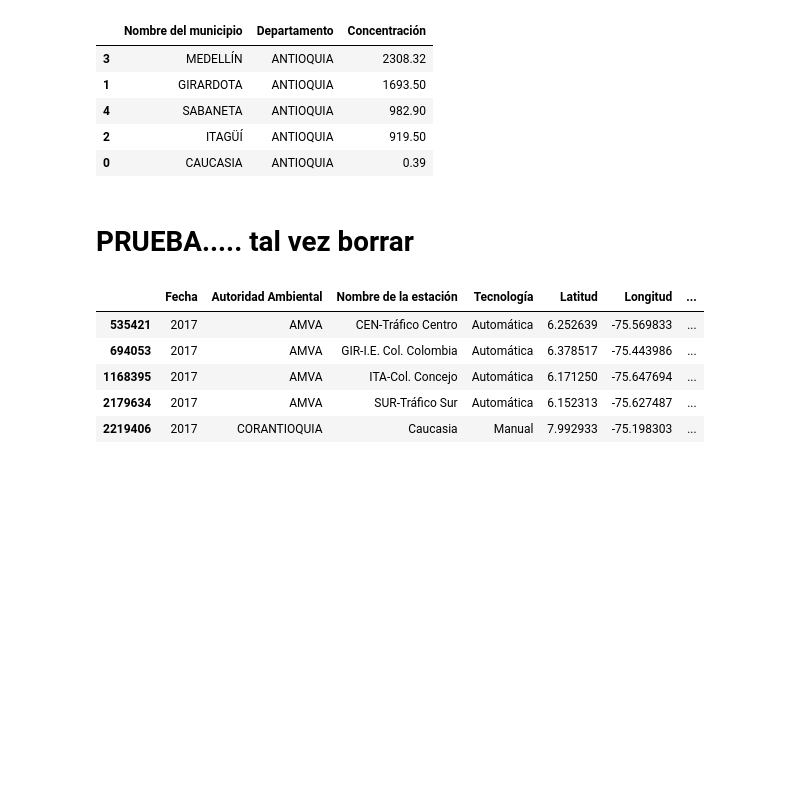
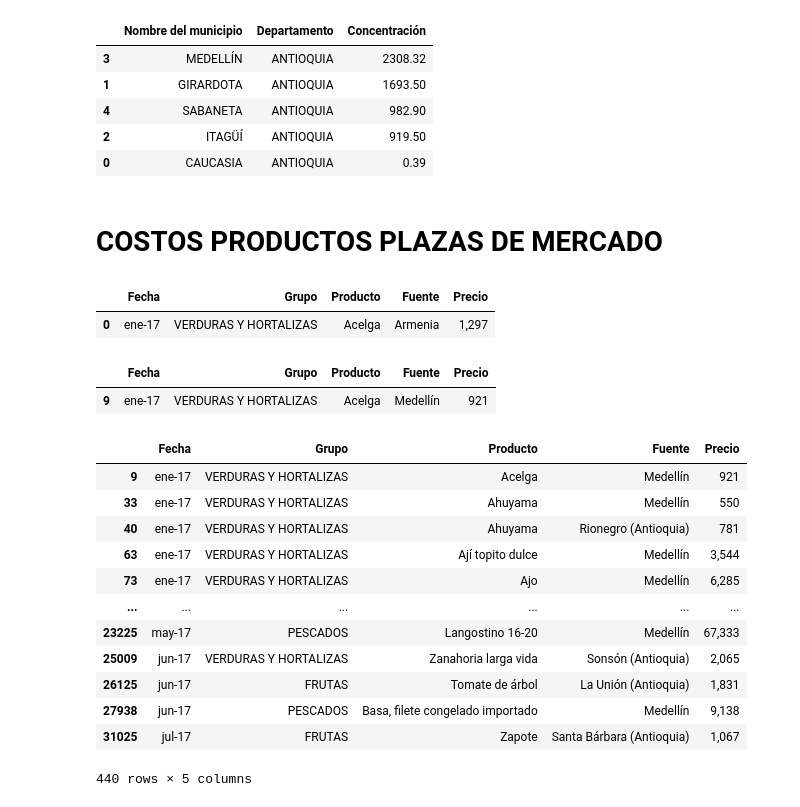
Before and after one commit to stijopa/Tesis, a Jupyter notebook: EDA_T_Sensores.ipynb, the cells around one changed output. Cells and saved outputs as stored; diff of their text form; code cells hidden in the pictures; blank space fills up the shorter version.

```diff
--- a/EDA_T_Sensores.ipynb
+++ b/EDA_T_Sensores.ipynb
@@ -461,17 +462,51 @@ df_Agrupado_Indicador_Order.head(10)
 | 4 | SABANETA | ANTIOQUIA | 982.90 |
 | 2 | ITAGÜÍ | ANTIOQUIA | 919.50 |
 | 0 | CAUCASIA | ANTIOQUIA | 0.39 |
-# %% [markdown]
-# PRUEBA..... tal vez borrar
-# %%
-df_Agrupado_Indicador = df_Calidad_Aire_indicador.groupby(['Nombre del municipio','Departamento'])
-#grupo_ordenado = df_Agrupado_Prod.sum(axis=1).sort_values(ascending=False)
-#df_Agrupado_Indicador_Order = df_Agrupado_Indicador.sort_values(by='Nombre del municipio', ascending=False)
-df_Agrupado_Indicador.head(1)
-# %% [output]
-|  | Fecha | Autoridad Ambiental | Nombre de la estación | Tecnología | Latitud | Longitud | ... |
-| 535421 | 2017 | AMVA | CEN-Tráfico Centro | Automática | 6.252639 | -75.569833 | ... |
-| 694053 | 2017 | AMVA | GIR-I.E. Col. Colombia | Automática | 6.378517 | -75.443986 | ... |
-| 1168395 | 2017 | AMVA | ITA-Col. Concejo | Automática | 6.171250 | -75.647694 | ... |
-| 2179634 | 2017 | AMVA | SUR-Tráfico Sur | Automática | 6.152313 | -75.627487 | ... |
-| 2219406 | 2017 | CORANTIOQUIA | Caucasia | Manual | 7.992933 | -75.198303 | ... |
+# %% [markdown]
+# COSTOS PRODUCTOS PLAZAS DE MERCADO
+# %%
+df_Plaza_Mercado = pd.read_csv("C:\\Users\\JohanStivenPaezBermu\\Downloads\\Datos_Tesis\\Mayorista\\series-historicas-precios-mayoristas_BORRADOR.csv", encoding='latin-1')
+##df_Plaza_Mercado.shape ## (57392, 5)
+df_Plaza_Mercado.head(1)
+# %% [output]
+|  | Fecha | Grupo | Producto | Fuente | Precio |
+| 0 | ene-17 | VERDURAS Y HORTALIZAS | Acelga | Armenia | 1,297 |
+# %%
+ciudades_puntuales = ['Medellín',
+'Rionegro (Antioquia)',
+'Marinilla (Antioquia)',
+'El Carmen de Viboral (Antioquia)',
+'El Santuario (Antioquia)',
+'La Ceja (Antioquia)',
+'San Vicente (Antioquia)',
+'Sonsón (Antioquia)',
+'Peñol (Antioquia)',
+'Santa Bárbara (Antioquia)',
+'La Unión (Antioquia)',
+'Yolombó (Antioquia)']
+
+
+# Filtrar el DataFrame por las ciudades específicas
+df_filtrado = df_Plaza_Mercado.loc[df_Plaza_Mercado['Fuente'].isin(ciudades_puntuales)]
+df_filtrado.head(1)
+#df_filtrado.shape # (6245,5)
+# %% [output]
+|  | Fecha | Grupo | Producto | Fuente | Precio |
+| 9 | ene-17 | VERDURAS Y HORTALIZAS | Acelga | Medellín | 921 |
+# %%
+df_Agrupado_Plaza = df_filtrado.groupby(['Grupo','Producto','Fuente'])
+df_Agrupado_Plaza.head(1)
+# %% [output]
+|  | Fecha | Grupo | Producto | Fuente | Precio |
+| 9 | ene-17 | VERDURAS Y HORTALIZAS | Acelga | Medellín | 921 |
+| 33 | ene-17 | VERDURAS Y HORTALIZAS | Ahuyama | Medellín | 550 |
+| 40 | ene-17 | VERDURAS Y HORTALIZAS | Ahuyama | Rionegro (Antioquia) | 781 |
+| 63 | ene-17 | VERDURAS Y HORTALIZAS | Ají topito dulce | Medellín | 3,544 |
+| 73 | ene-17 | VERDURAS Y HORTALIZAS | Ajo | Medellín | 6,285 |
+| ... | ... | ... | ... | ... | ... |
+| 23225 | may-17 | PESCADOS | Langostino 16-20 | Medellín | 67,333 |
+| 25009 | jun-17 | VERDURAS Y HORTALIZAS | Zanahoria larga vida | Sonsón (Antioquia) | 2,065 |
+| 26125 | jun-17 | FRUTAS | Tomate de árbol | La Unión (Antioquia) | 1,831 |
+| 27938 | jun-17 | PESCADOS | Basa, filete congelado importado | Medellín | 9,138 |
+| 31025 | jul-17 | FRUTAS | Zapote | Santa Bárbara (Antioquia) | 1,067 |
+440 rows × 5 columns
```
Also changed, not shown: parts of 1 cell of this notebook.
